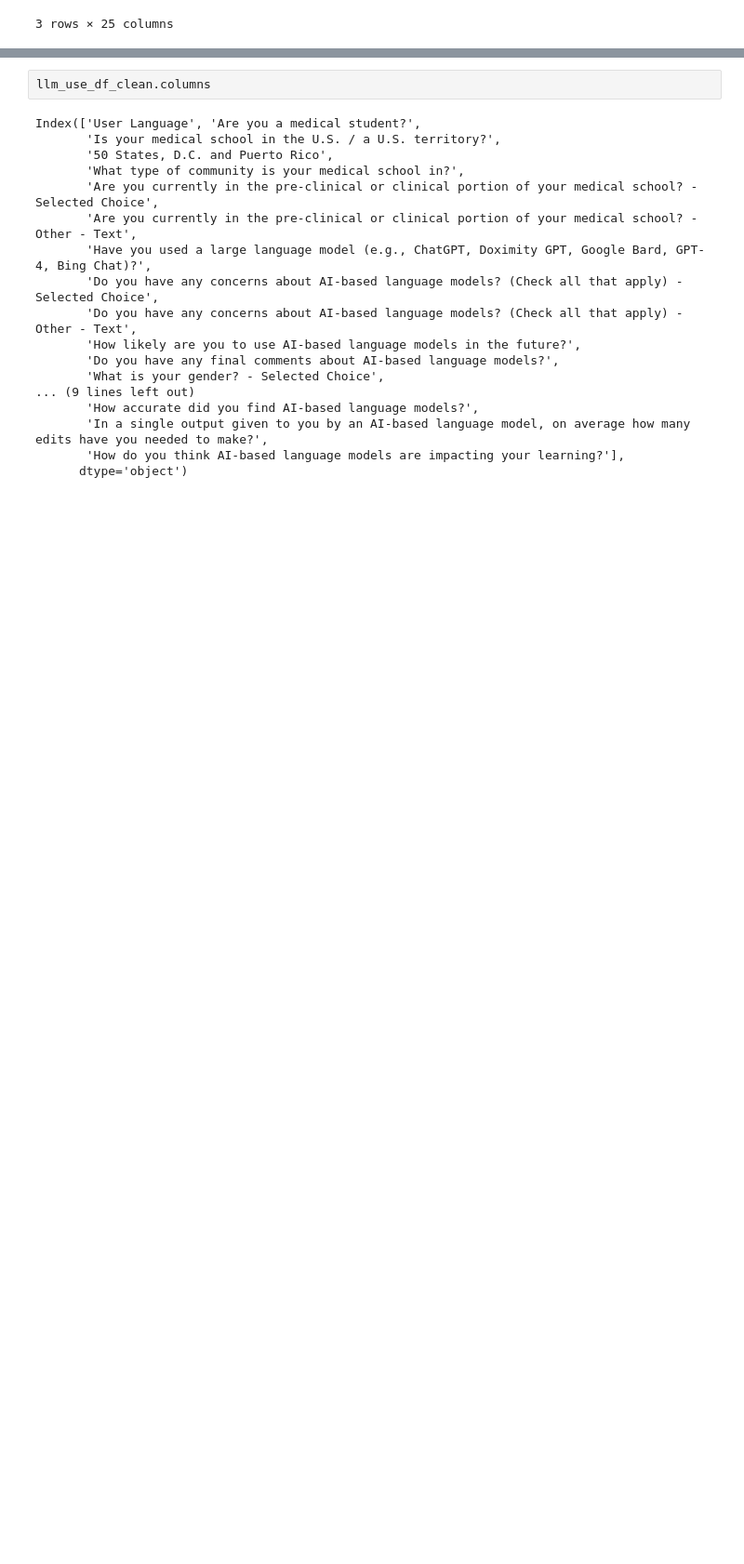
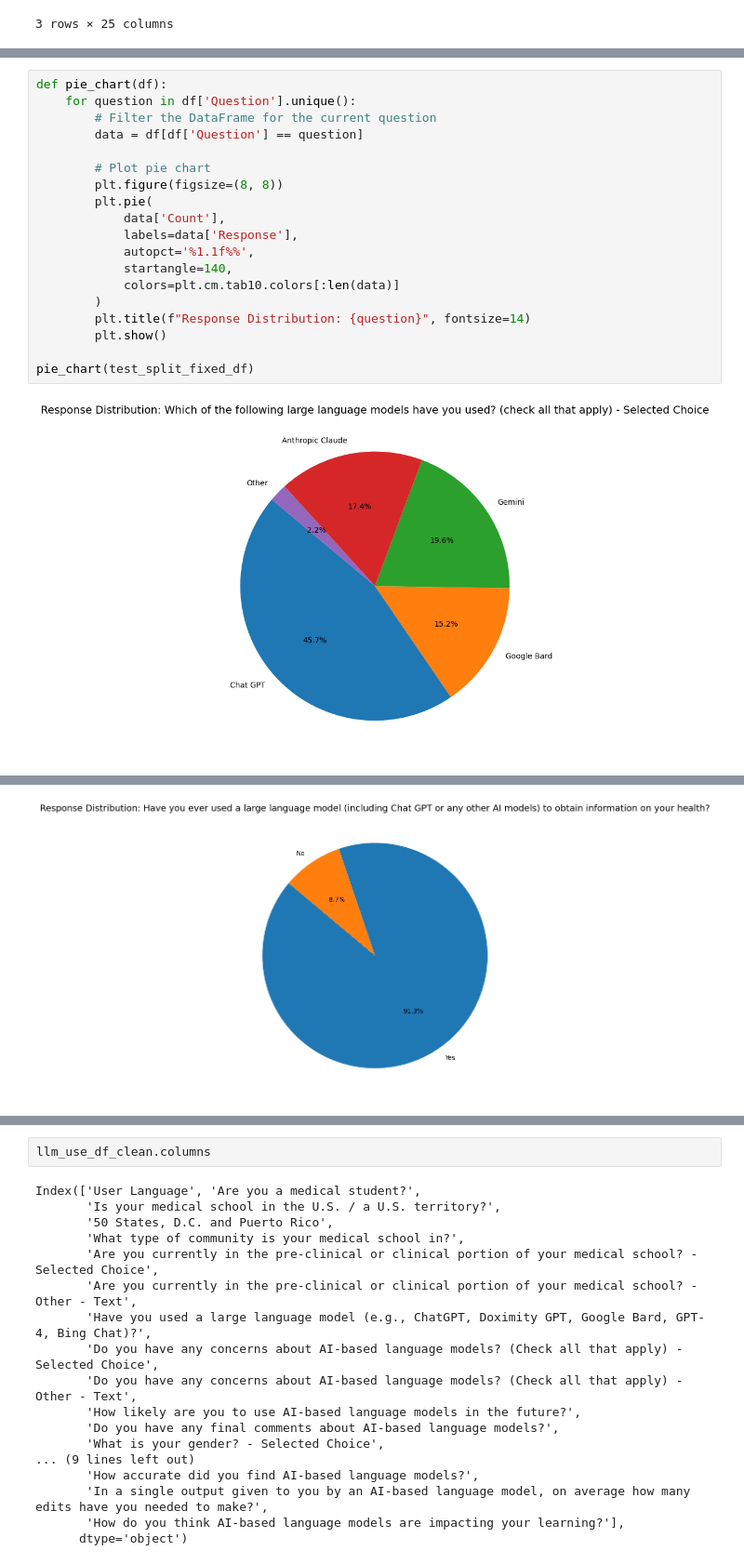
Before and after one commit to DaneshjouLab/med_student_llm_perspectives, a Jupyter notebook: Medical_Student_LLM_Demo.ipynb, the cells around one changed output, grey strips where cells are left out. Shown at 93% size. Drawn from its saved outputs; the diff is of its cells as text; blank space fills up the shorter version.

```diff
--- a/Medical_Student_LLM_Demo.ipynb
+++ b/Medical_Student_LLM_Demo.ipynb
@@ -60,0 +711,21 @@ llm_use_df_clean.head(3)
+# %%
+def pie_chart(df):
+    for question in df['Question'].unique():
+        # Filter the DataFrame for the current question
+        data = df[df['Question'] == question]
+
+        # Plot pie chart
+        plt.figure(figsize=(8, 8))
+        plt.pie(
+            data['Count'],
+            labels=data['Response'],
+            autopct='%1.1f%%',
+            startangle=140,
+            colors=plt.cm.tab10.colors[:len(data)]
+        )
+        plt.title(f"Response Distribution: {question}", fontsize=14)
+        plt.show()
+
+pie_chart(test_split_fixed_df)
+# %% [output]
+[figure, added]
@@ -60,0 +733 @@ llm_use_df_clean.head(3)
+[figure, added]
```
Also changed, not shown: parts of 35 cells of this notebook, 6 other files.
